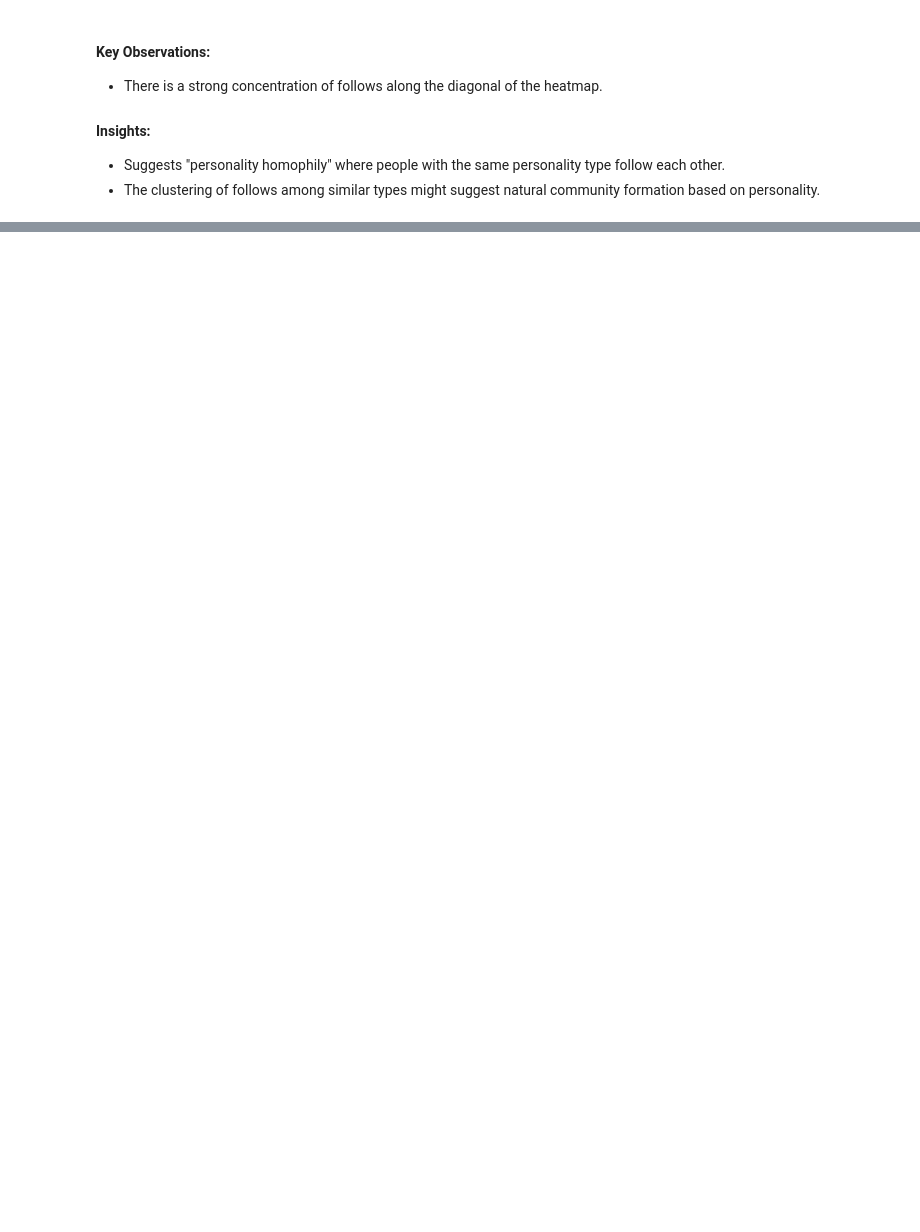
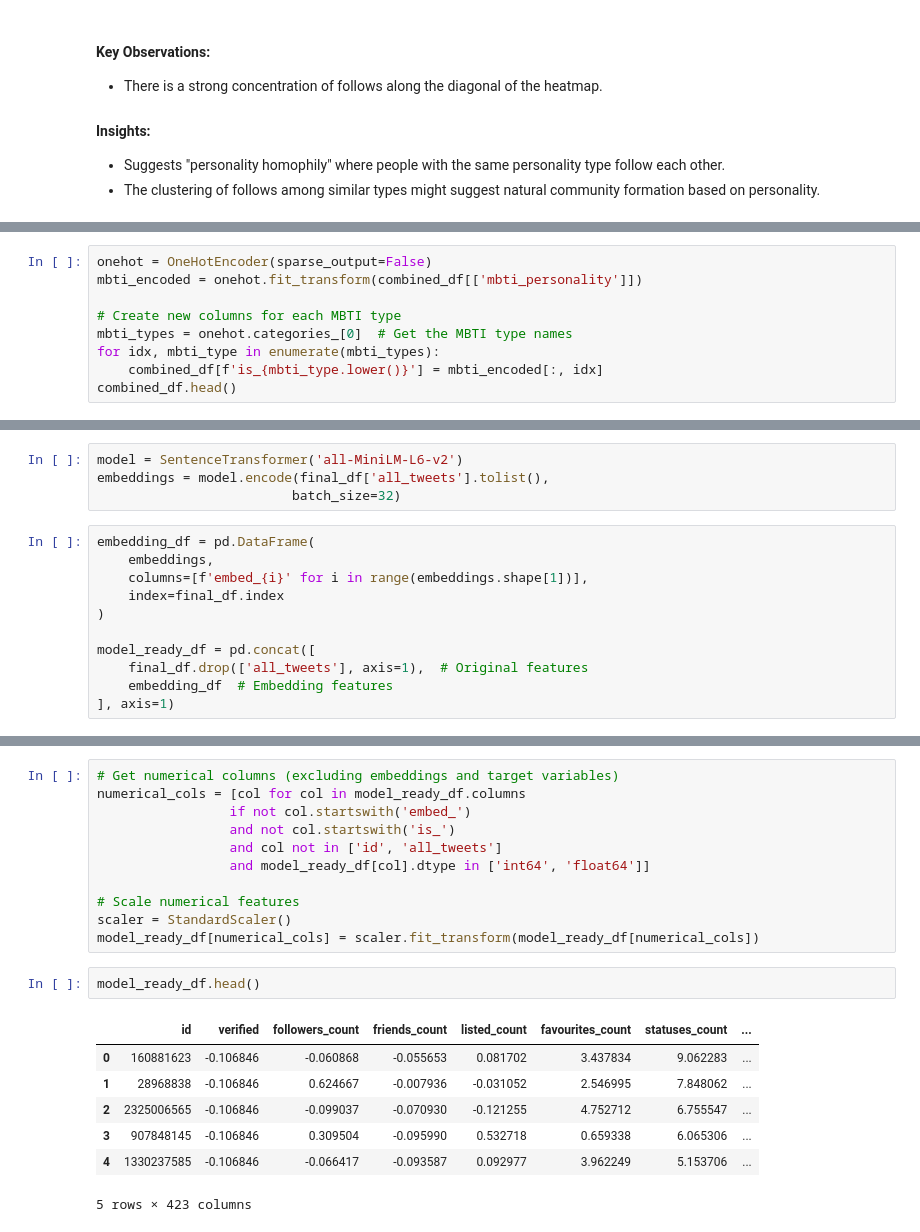
Before and after one commit to finnila/twitter-personality-model, a Jupyter notebook: twitter_personality.ipynb, the cells around one changed output, grey strips where cells are left out. Drawn from its saved outputs; the diff is of its cells as text; blank space fills up the shorter version.

```diff
--- a/twitter_personality.ipynb
+++ b/twitter_personality.ipynb
@@ -341,0 +308,9 @@ dtype: object
+# %%
+onehot = OneHotEncoder(sparse_output=False)
+mbti_encoded = onehot.fit_transform(combined_df[['mbti_personality']])
+
+# Create new columns for each MBTI type
+mbti_types = onehot.categories_[0]  # Get the MBTI type names
+for idx, mbti_type in enumerate(mbti_types):
+    combined_df[f'is_{mbti_type.lower()}'] = mbti_encoded[:, idx]
+combined_df.head()
@@ -341,0 +380,15 @@ dtype: object
+# %%
+model = SentenceTransformer('all-MiniLM-L6-v2')
+embeddings = model.encode(final_df['all_tweets'].tolist(),
+                         batch_size=32)
+# %%
+embedding_df = pd.DataFrame(
+    embeddings,
+    columns=[f'embed_{i}' for i in range(embeddings.shape[1])],
+    index=final_df.index
+)
+
+model_ready_df = pd.concat([
+    final_df.drop(['all_tweets'], axis=1),  # Original features
+    embedding_df  # Embedding features
+], axis=1)
@@ -341,0 +405,21 @@ dtype: object
+# %%
+# Get numerical columns (excluding embeddings and target variables)
+numerical_cols = [col for col in model_ready_df.columns
+                 if not col.startswith('embed_')
+                 and not col.startswith('is_')
+                 and col not in ['id', 'all_tweets']
+                 and model_ready_df[col].dtype in ['int64', 'float64']]
+
+# Scale numerical features
+scaler = StandardScaler()
+model_ready_df[numerical_cols] = scaler.fit_transform(model_ready_df[numerical_cols])
+# %%
+model_ready_df.head()
+# %% [output]
+|  | id | verified | followers_count | friends_count | listed_count | favourites_count | statuses_count | ... |
+| 0 | 160881623 | -0.106846 | -0.060868 | -0.055653 | 0.081702 | 3.437834 | 9.062283 | ... |
+| 1 | 28968838 | -0.106846 | 0.624667 | -0.007936 | -0.031052 | 2.546995 | 7.848062 | ... |
+| 2 | 2325006565 | -0.106846 | -0.099037 | -0.070930 | -0.121255 | 4.752712 | 6.755547 | ... |
+| 3 | 907848145 | -0.106846 | 0.309504 | -0.095990 | 0.532718 | 0.659338 | 6.065306 | ... |
+| 4 | 1330237585 | -0.106846 | -0.066417 | -0.093587 | 0.092977 | 3.962249 | 5.153706 | ... |
+5 rows × 423 columns
```
Also changed, not shown: parts of 47 cells of this notebook.
